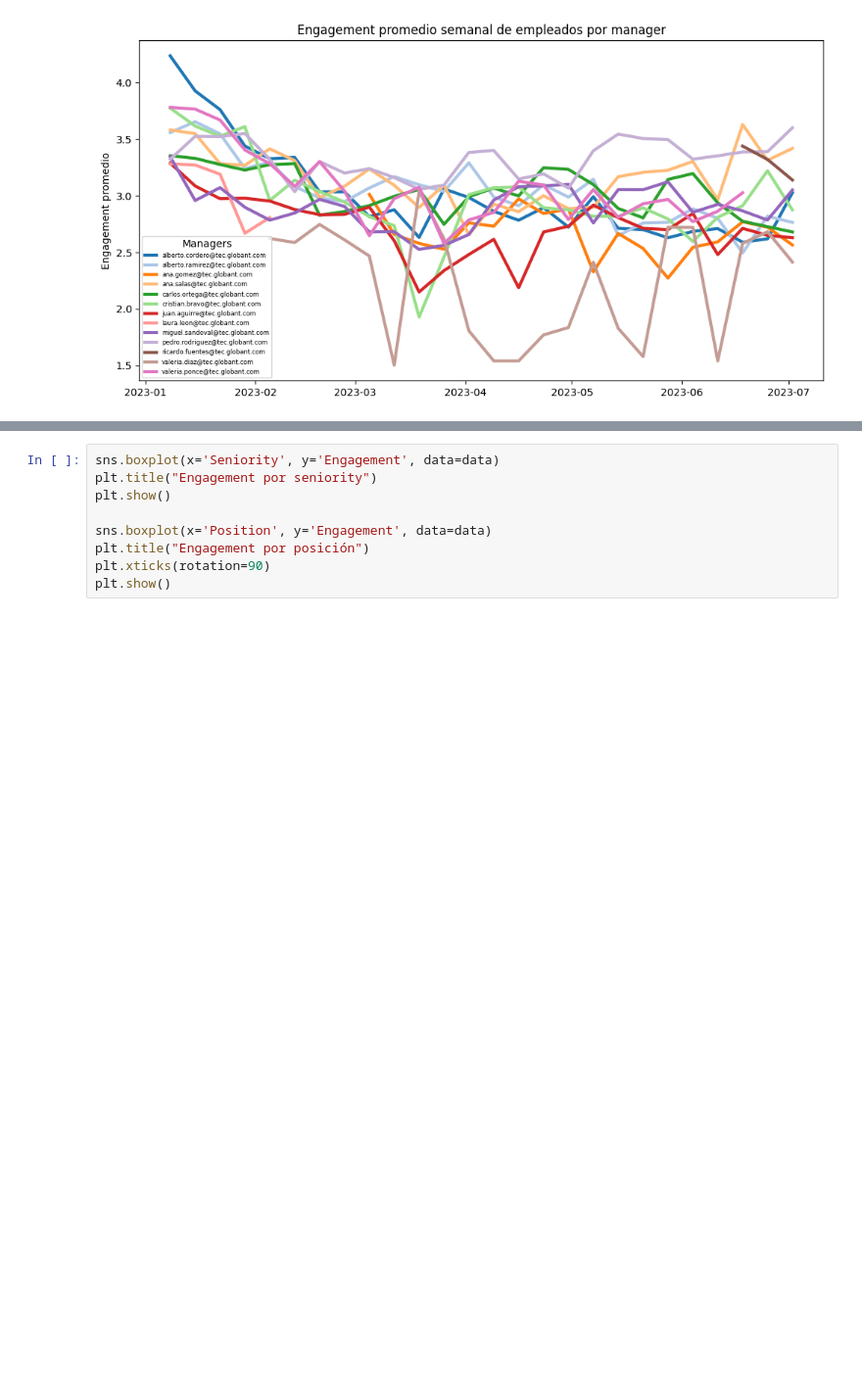
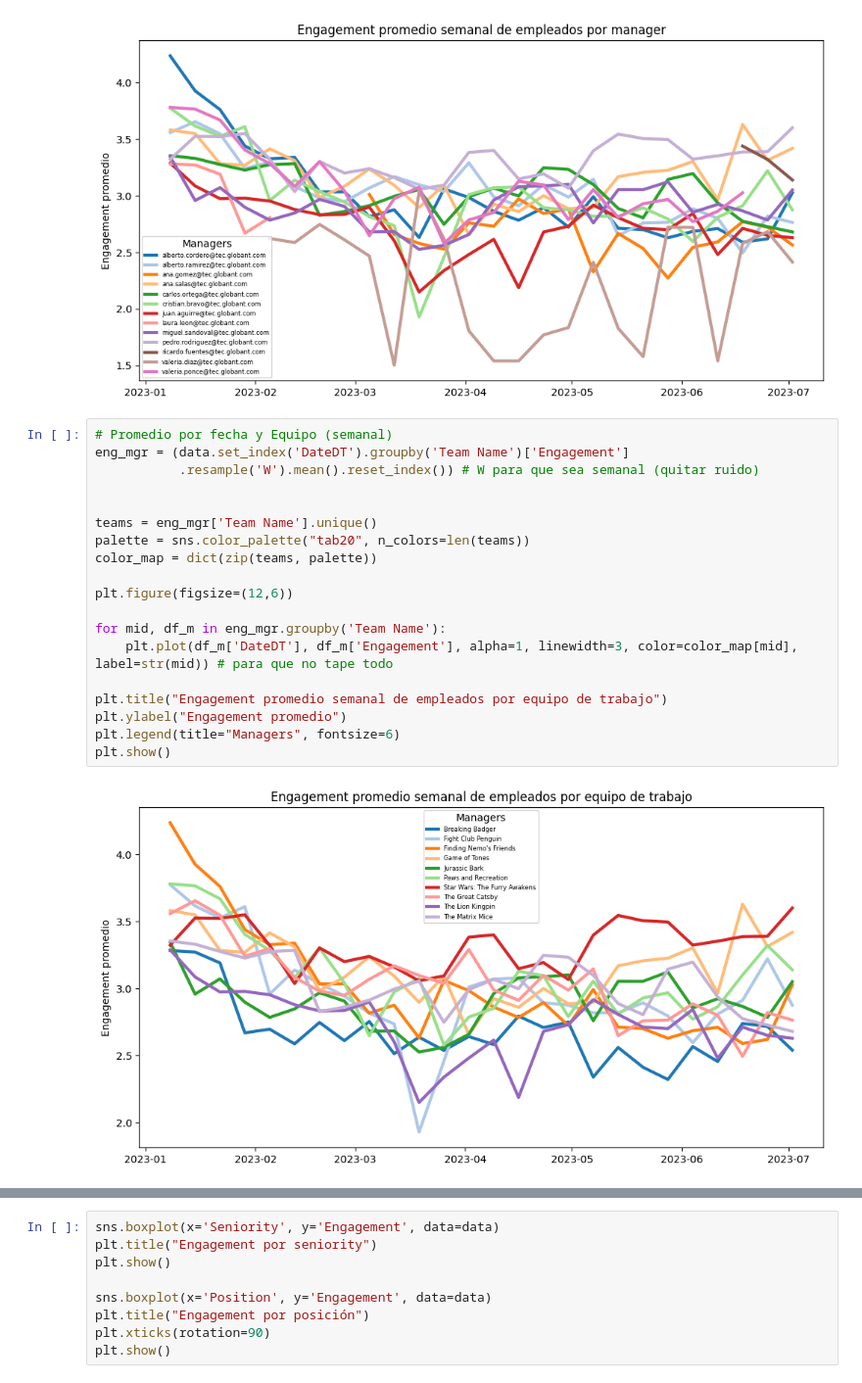
Before and after one commit to Gusty5/project_globant, a Jupyter notebook: notebooks/cleaning.ipynb, the cells around one changed output, grey strips where cells are left out. Shown at 98% size. Drawn from its saved outputs; the diff is of its cells as text; blank space fills up the shorter version.

```diff
--- a/notebooks/cleaning.ipynb
+++ b/notebooks/cleaning.ipynb
@@ -210,3 +259,24 @@ plt.legend(title="Managers", fontsize=6)
 plt.show()
 # %% [output]
 [figure]
+# %%
+# Promedio por fecha y Equipo (semanal)
+eng_mgr = (data.set_index('DateDT').groupby('Team Name')['Engagement']
+           .resample('W').mean().reset_index()) # W para que sea semanal (quitar ruido)
+
+
+teams = eng_mgr['Team Name'].unique()
+palette = sns.color_palette("tab20", n_colors=len(teams))
+color_map = dict(zip(teams, palette))
+
+plt.figure(figsize=(12,6))
+
+for mid, df_m in eng_mgr.groupby('Team Name'):
+    plt.plot(df_m['DateDT'], df_m['Engagement'], alpha=1, linewidth=3, color=color_map[mid], label=str(mid)) # para que no tape todo
+
+plt.title("Engagement promedio semanal de empleados por equipo de trabajo")
+plt.ylabel("Engagement promedio")
+plt.legend(title="Managers", fontsize=6)
+plt.show()
+# %% [output]
+[figure, added]
```
Also changed, not shown: parts of 5 cells of this notebook.
